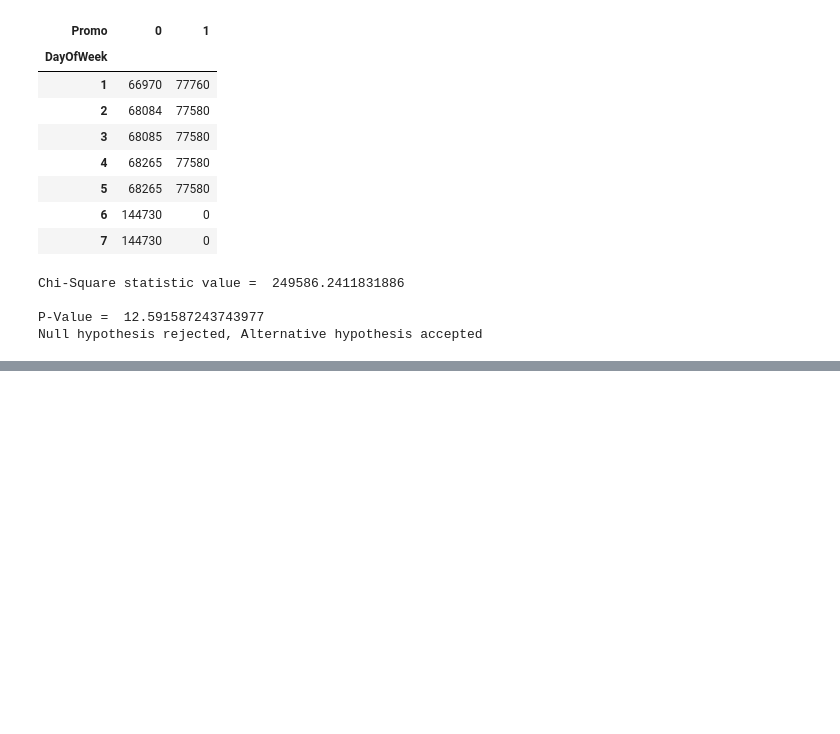
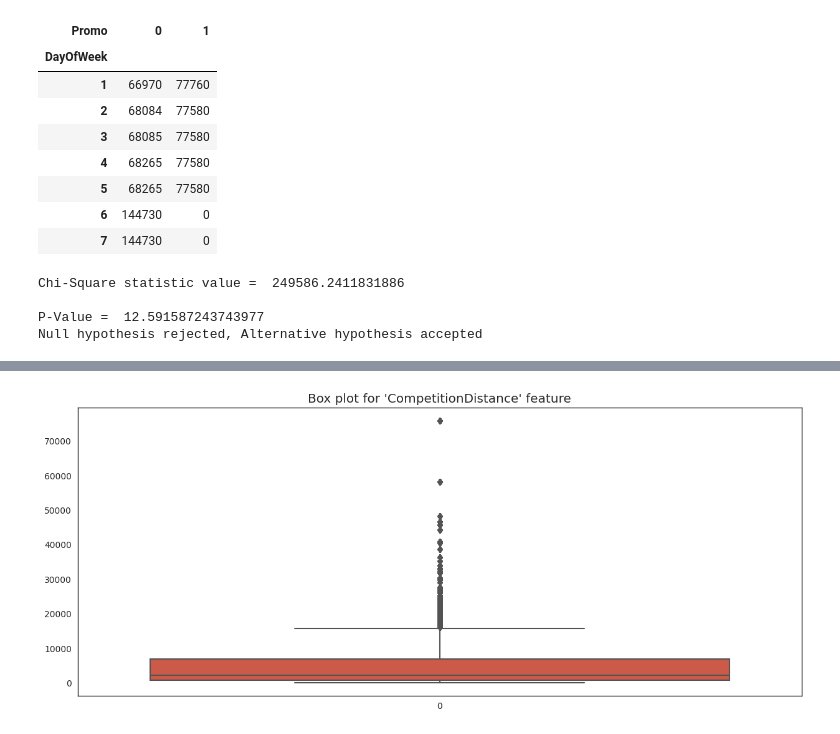
Before and after one commit to anirudhawagh/Sales-Prediction-Retail-Chain-Rossmann-through-Regression-based-Machine-Learning-Initiative, a Jupyter notebook: Retail_Sales_Prediction_By_Aniruddha.ipynb, the cells around one changed output, grey strips where cells are left out. Saved outputs shown, nothing was run; the diff lists cells and outputs as text; code cells hidden in the pictures; blank space fills up the shorter version.

```diff
--- a/Retail_Sales_Prediction_By_Aniruddha.ipynb
+++ b/Retail_Sales_Prediction_By_Aniruddha.ipynb
@@ -1199,0 +1385,8 @@ Null hypothesis rejected, Alternative hypothesis accepted
+# %%
+#box plot for Competition distance
+plt.figure(figsize=(15,6))
+sns.boxplot(df["CompetitionDistance"]);
+plt.title("Box plot for 'CompetitionDistance' feature")
+plt.show()
+# %% [output]
+[figure, added]
```
Also changed, not shown: parts of 43 cells of this notebook.
